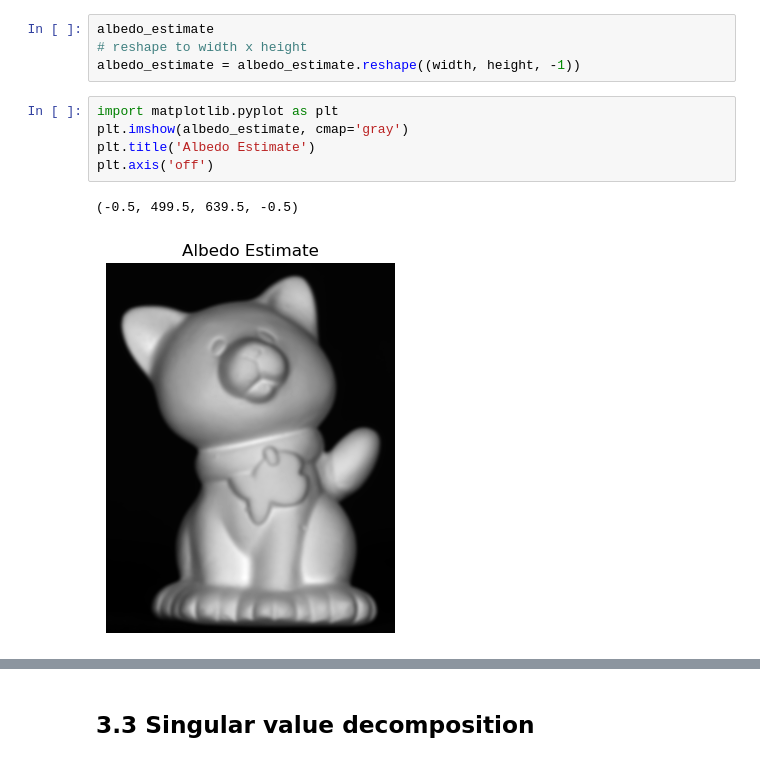
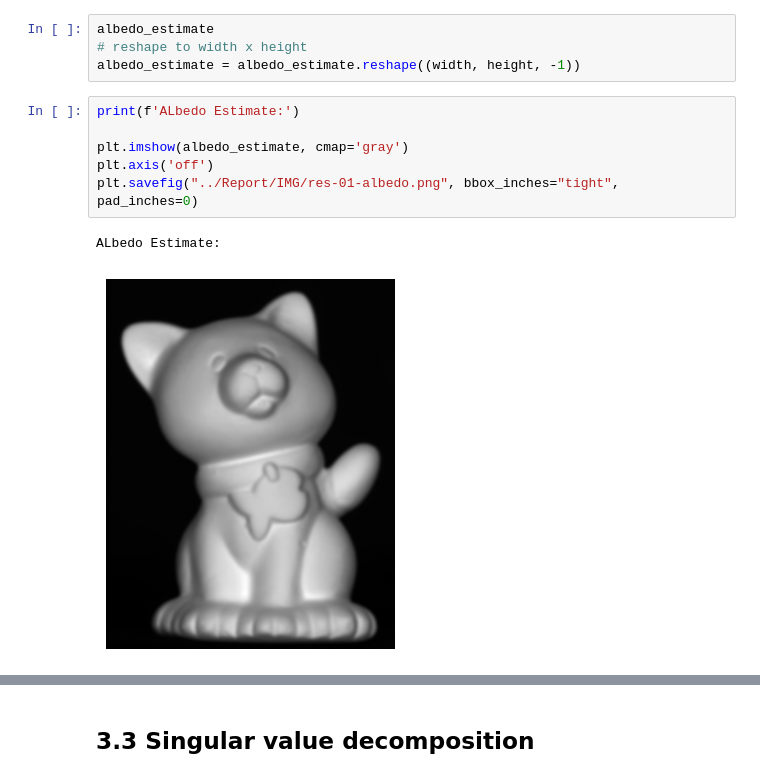
Before and after one commit to ClarysseArthur/VUB-CV-PhotometricStereo, a Jupyter notebook: Code/PhotometricStereo.ipynb, the cells around one changed output, grey strips where cells are left out. Drawn from its saved outputs; the diff is of its cells as text.

Commit message:
Started writing report

```diff
--- a/Code/PhotometricStereo.ipynb
+++ b/Code/PhotometricStereo.ipynb
@@ -53,11 +52,12 @@ albedo_estimate
 # reshape to width x height
 albedo_estimate = albedo_estimate.reshape((width, height, -1))
 # %%
-import matplotlib.pyplot as plt
+print(f'ALbedo Estimate:')
+
 plt.imshow(albedo_estimate, cmap='gray')
-plt.title('Albedo Estimate')
 plt.axis('off')
+plt.savefig("../Report/IMG/res-01-albedo.png", bbox_inches="tight", pad_inches=0)
 # %% [output]
-(-0.5, 499.5, 639.5, -0.5)
+ALbedo Estimate:
-[figure, old version]
+[figure, new version]
 # %%
```
Also changed, not shown: parts of 6 cells of this notebook, 18 other files.
